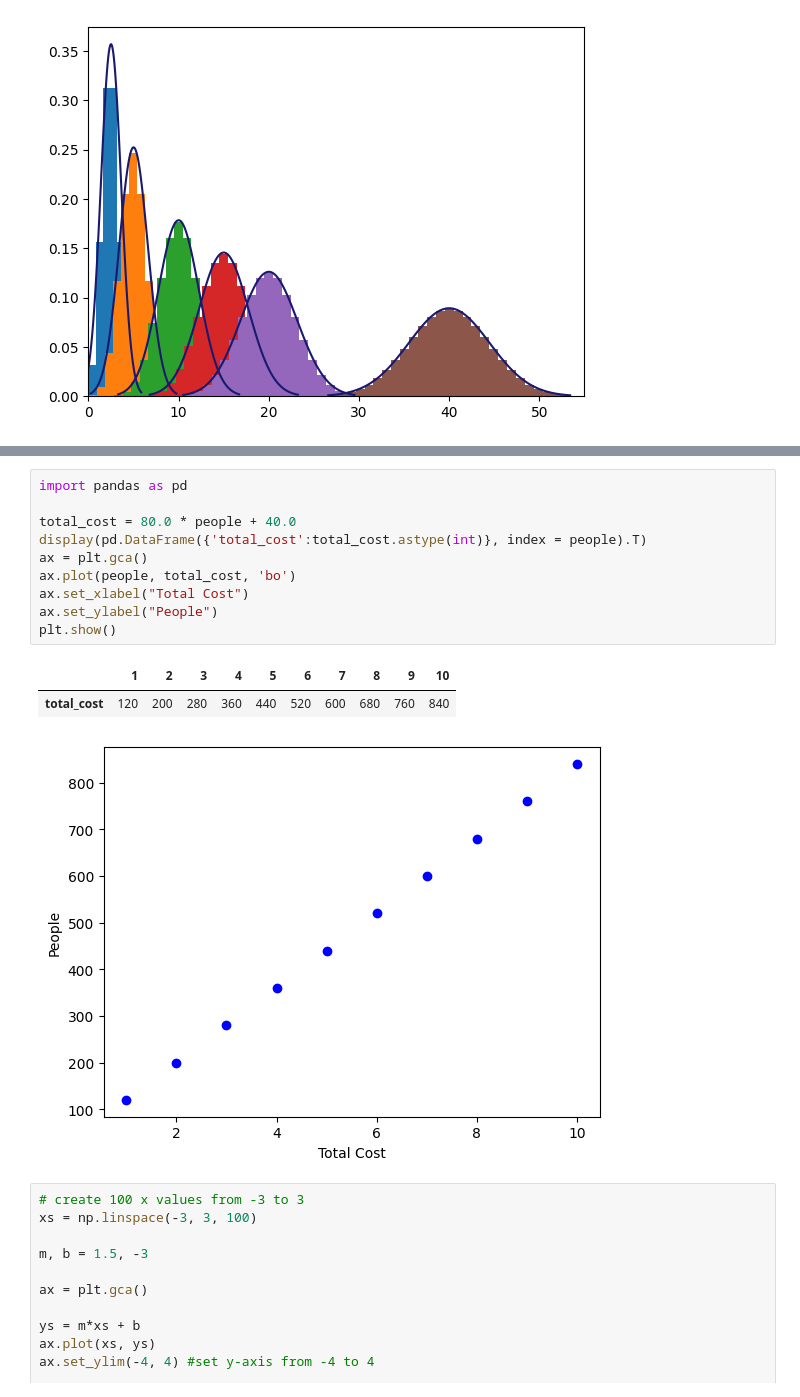
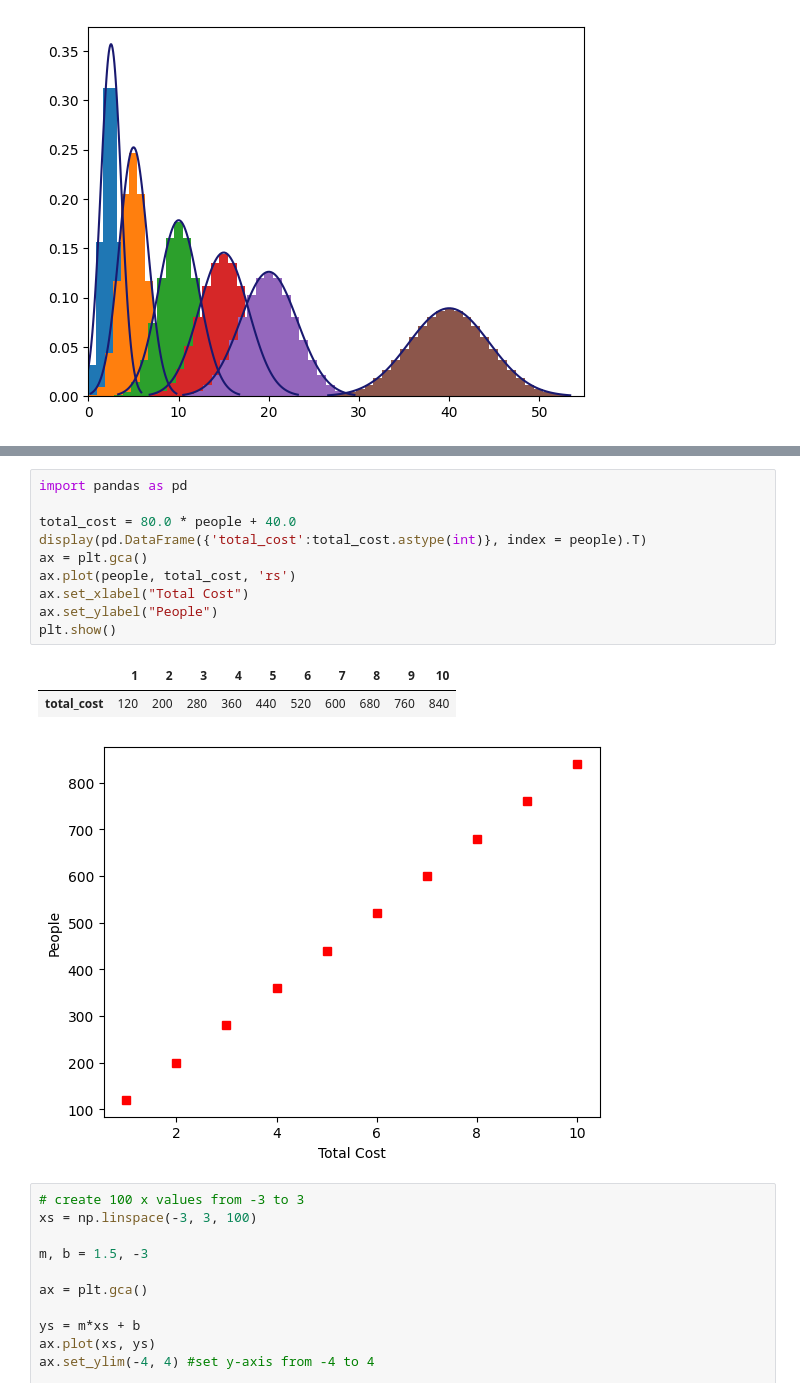
Before and after one commit to MATBckh22/MATB-STUDIOS, a Jupyter notebook: NumPy and matplotlib.ipynb, the cells around one changed output, grey strips where cells are left out. Cells and saved outputs as stored; diff of their text form.

```diff
--- a/NumPy and matplotlib.ipynb
+++ b/NumPy and matplotlib.ipynb
@@ -130,17 +130,17 @@ Text(0, 0.5, 'Cost\n(Parking Only)')
 # %%
 import pandas as pd
 
 total_cost = 80.0 * people + 40.0
 display(pd.DataFrame({'total_cost':total_cost.astype(int)}, index = people).T)
 ax = plt.gca()
-ax.plot(people, total_cost, 'bo')
+ax.plot(people, total_cost, 'rs')
 ax.set_xlabel("Total Cost")
 ax.set_ylabel("People")
 plt.show()
 # %% [output]
 |  | 1 | 2 | 3 | 4 | 5 | 6 | 7 | 8 | 9 | 10 |
 | total_cost | 120 | 200 | 280 | 360 | 440 | 520 | 600 | 680 | 760 | 840 |
-[figure, old version]
+[figure, new version]
 # %%
 # create 100 x values from -3 to 3
 xs = np.linspace(-3, 3, 100)
```
Also changed, not shown: parts of 7 cells of this notebook.
